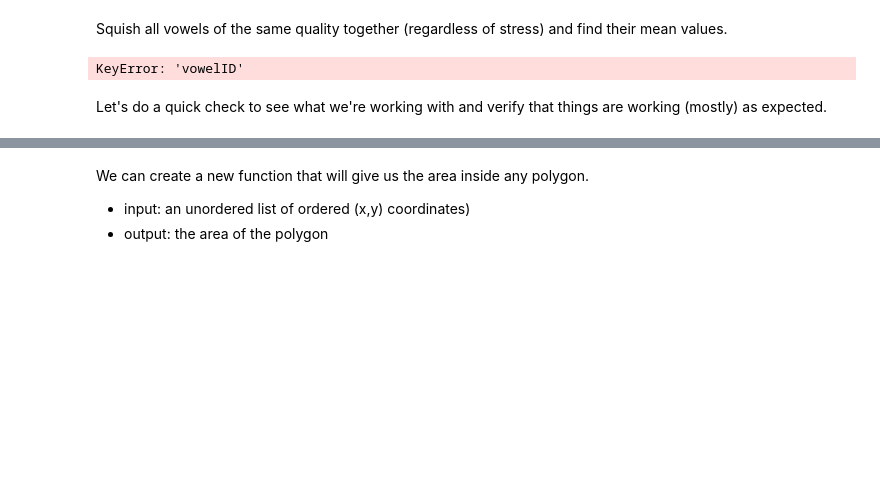
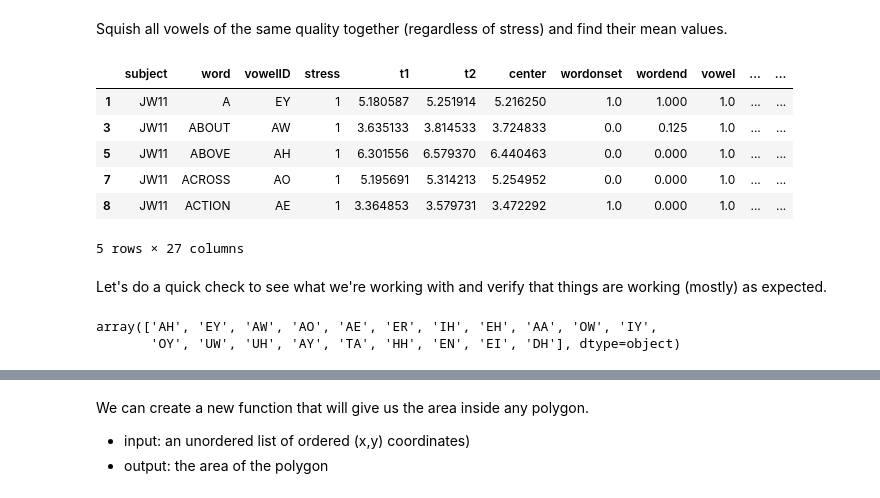
Before and after one commit to susanlinucb/Ling113S22_Unit3xrmb, a Jupyter notebook: Unit3_vowelspace.ipynb, the cells around one changed output, grey strips where cells are left out. Drawn from its saved outputs; the diff is of its cells as text; code cells hidden in the pictures; blank space fills up the shorter version.

```diff
--- a/Unit3_vowelspace.ipynb
+++ b/Unit3_vowelspace.ipynb
@@ -161,13 +161,23 @@ alldf.head()
 Squish all vowels of the same quality together (regardless of stress) and find their mean values.
 # %%
 alldf['vowelID']=alldf.phone.apply(lambda x: x[0:2])
-summarydf = alldf.groupby(['subject','word','vowelID']).mean().reset_index()
+summarydf = alldf.groupby(['subject','word','vowelID','stress']).mean().reset_index()
+summarydf = summarydf[summarydf.stress=="1"]
 summarydf.head()
 # %% [output]
+|  | subject | word | vowelID | stress | t1 | t2 | center | wordonset | wordend | vowel | ... | ... |
+| 1 | JW11 | A | EY | 1 | 5.180587 | 5.251914 | 5.216250 | 1.0 | 1.000 | 1.0 | ... | ... |
+| 3 | JW11 | ABOUT | AW | 1 | 3.635133 | 3.814533 | 3.724833 | 0.0 | 0.125 | 1.0 | ... | ... |
+| 5 | JW11 | ABOVE | AH | 1 | 6.301556 | 6.579370 | 6.440463 | 0.0 | 0.000 | 1.0 | ... | ... |
+| 7 | JW11 | ACROSS | AO | 1 | 5.195691 | 5.314213 | 5.254952 | 0.0 | 0.000 | 1.0 | ... | ... |
+| 8 | JW11 | ACTION | AE | 1 | 3.364853 | 3.579731 | 3.472292 | 1.0 | 0.000 | 1.0 | ... | ... |
-KeyError: 'vowelID'
+5 rows × 27 columns
 # %% [markdown]
 Let's do a quick check to see what we're working with and verify that things are working (mostly) as expected.
 # %%
-summarydf.vowel.unique()
+summarydf.vowelID.unique()
+# %% [output]
+array(['AH', 'EY', 'AW', 'AO', 'AE', 'ER', 'IH', 'EH', 'AA', 'OW', 'IY',
+       'OY', 'UW', 'UH', 'AY', 'TA', 'HH', 'EN', 'EI', 'DH'], dtype=object)
 # %%
 sns.boxplot(x='vowelID',y='T3y',data=summarydf)
```
Also changed, not shown: parts of 11 cells of this notebook.
